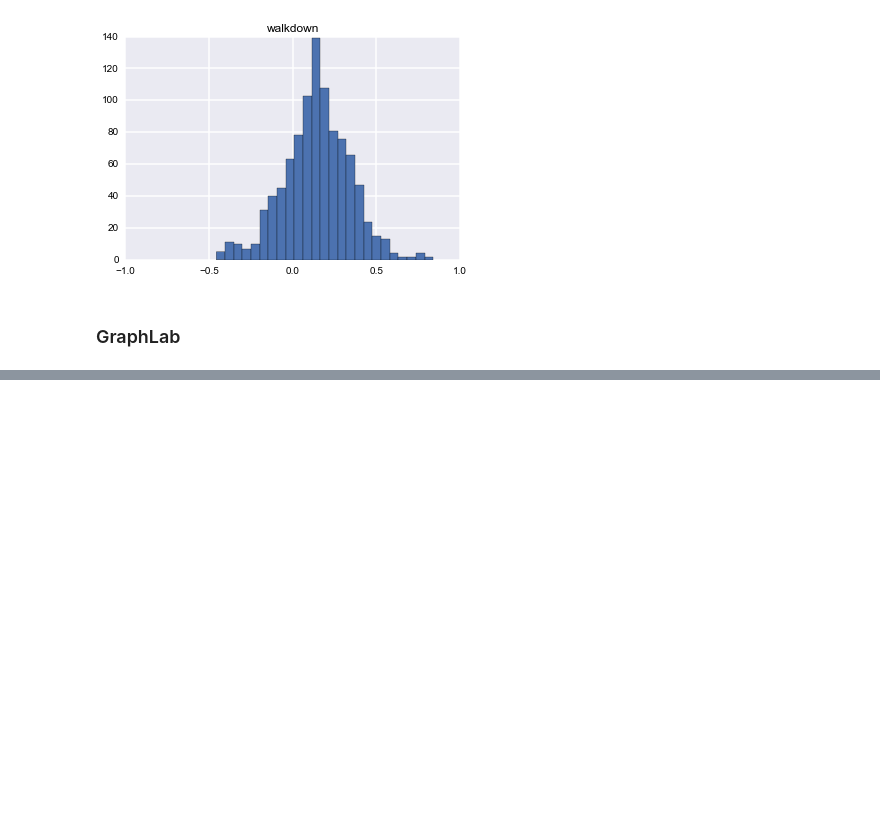
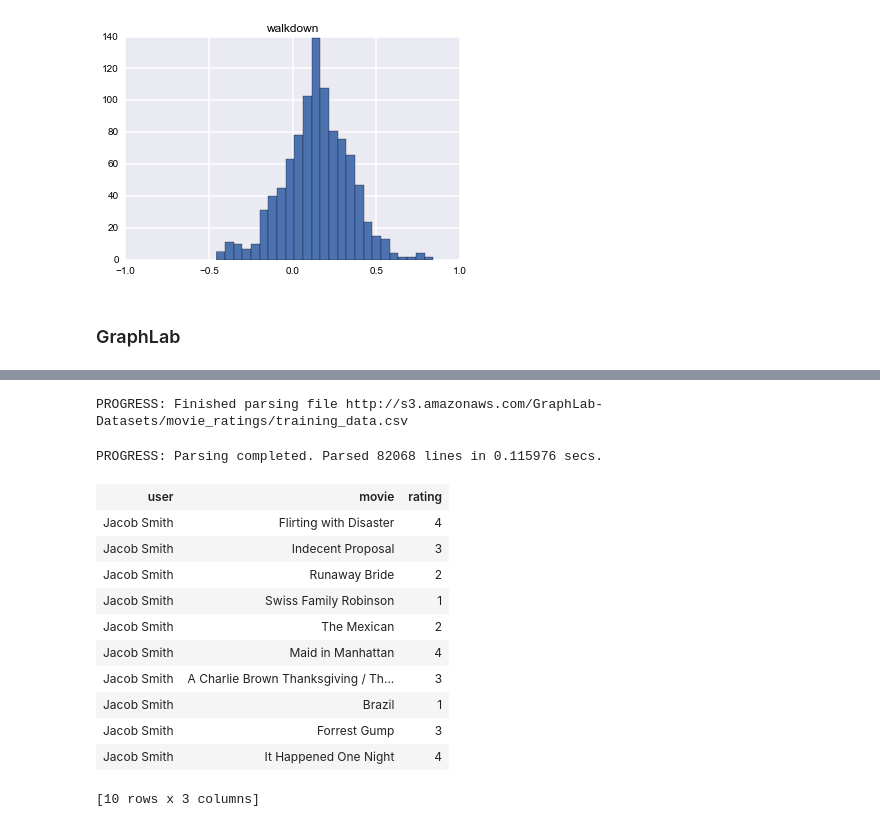
Before and after one commit to nyghtowl/Random_Forests, a Jupyter notebook: Random Forest WB.ipynb, the cells around one changed output, grey strips where cells are left out. Drawn from its saved outputs; the diff is of its cells as text; code cells hidden in the pictures; blank space fills up the shorter version.

Commit message:
Got graphlab working. Loaded a couple different files. In the middle of setting up hello world. SFrame working and setting up SGraph.

```diff
--- a/Random Forest WB.ipynb
+++ b/Random Forest WB.ipynb
@@ -255,0 +253,4 @@ from graphlab import SFrame
+# %%
+data = SFrame.read_csv("http://s3.amazonaws.com/GraphLab-Datasets/movie_ratings/training_data.csv", column_type_hints={"rating":int})
+data.head()
+# %% [output]
@@ -256,3 +259,17 @@ from graphlab import SFrame
+PROGRESS: Finished parsing file http://s3.amazonaws.com/GraphLab-Datasets/movie_ratings/training_data.csv
+PROGRESS: Parsing completed. Parsed 82068 lines in 0.115976 secs.
+| user | movie | rating |
+| Jacob Smith | Flirting with Disaster | 4 |
+| Jacob Smith | Indecent Proposal | 3 |
+| Jacob Smith | Runaway Bride | 2 |
+| Jacob Smith | Swiss Family Robinson | 1 |
+| Jacob Smith | The Mexican | 2 |
+| Jacob Smith | Maid in Manhattan | 4 |
+| Jacob Smith | A Charlie Brown Thanksgiving / Th... | 3 |
+| Jacob Smith | Brazil | 1 |
+| Jacob Smith | Forrest Gump | 3 |
+| Jacob Smith | It Happened One Night | 4 |
+[10 rows x 3 columns]
 # %%
 sf = SFrame(data='./data/samsung/samsungdata.csv')
 # %% [output]
```
Also changed, not shown: parts of 9 cells of this notebook.
